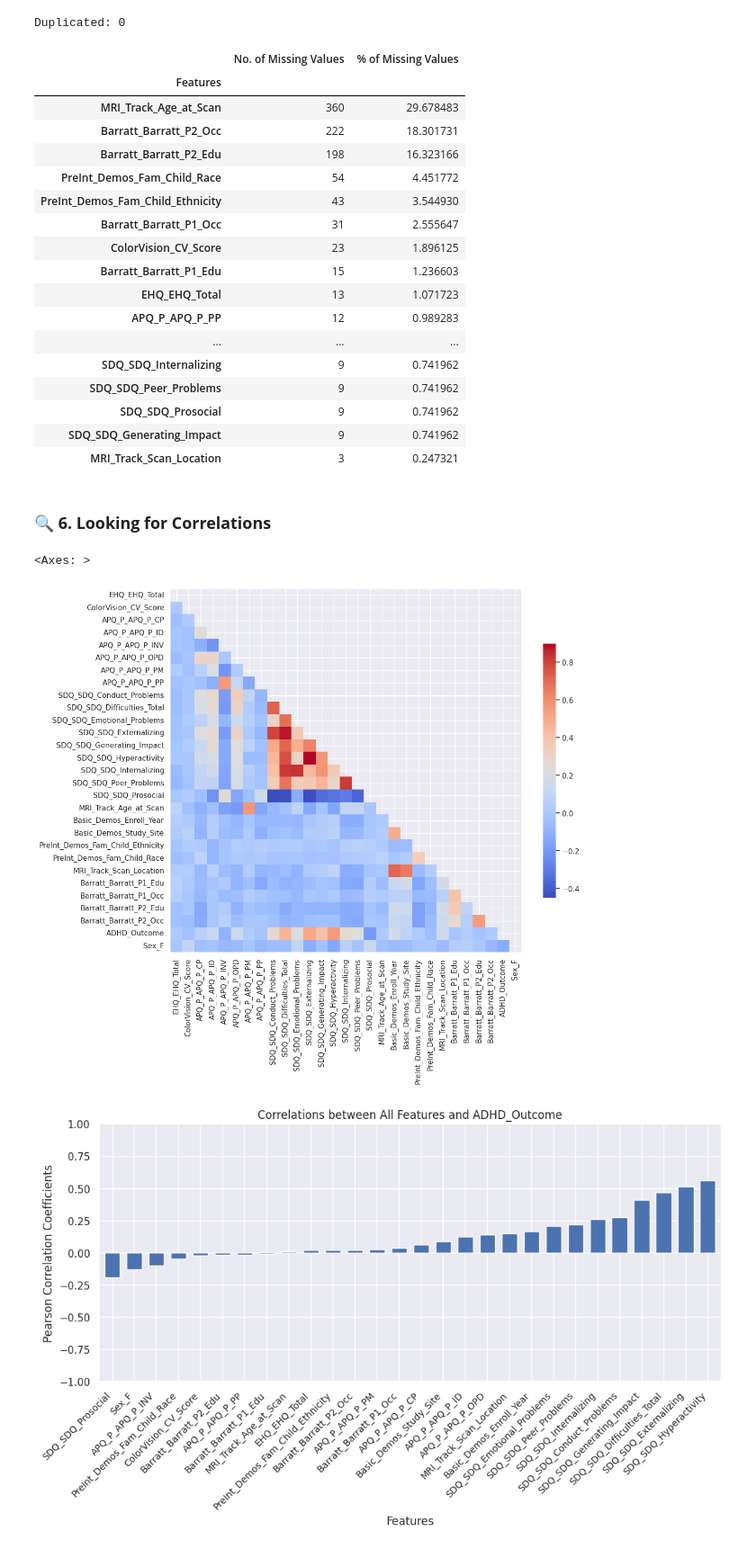
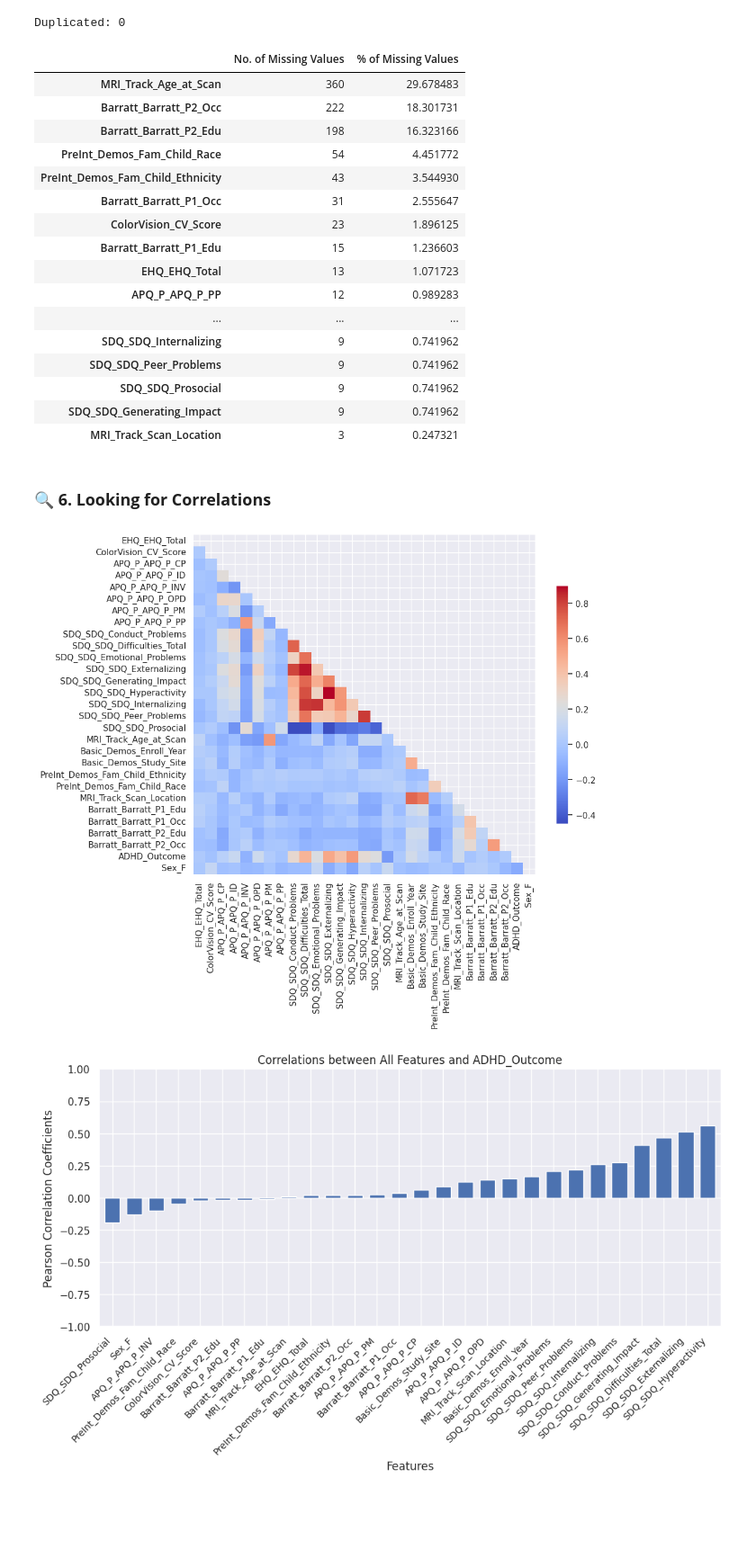
Before and after one commit to yigaai/Psycho_Neuro_ML_Project, a Jupyter notebook: understand-adhd.ipynb, the cells around one changed output. Shown at 90% size. Saved outputs shown, nothing was run; the diff lists cells and outputs as text; code cells hidden in the pictures; blank space fills up the shorter version.

```diff
--- a/understand-adhd.ipynb
+++ b/understand-adhd.ipynb
@@ -169,15 +170,13 @@ print(f'Duplicated: {df.duplicated().sum()}')
 Duplicated: 0
 # %%
 missing_counts = df.isnull().sum()
-missing_values = pd.DataFrame({'No. of Missing Values': missing_counts[missing_counts>0].sort_values(ascending=False),
-                               '% of Missing Values': (missing_counts[missing_counts>0]/len(df)*100).sort_values(ascending=False)})
+missing_df = pd.DataFrame({'No. of Missing Values' : missing_counts[missing_counts>0].sort_values(ascending=False),
+                           '% of Missing Values': (missing_counts[missing_counts>0] / len(df) * 100).sort_values(ascending=False)
+                          })
 
-missing_values.index.name = 'Features'
-
-missing_values.style.background_gradient('magma')
+missing_df.style.background_gradient('magma')
 # %% [output]
 |  | No. of Missing Values | % of Missing Values |
-| Features |  |  |
 | MRI_Track_Age_at_Scan | 360 | 29.678483 |
 | Barratt_Barratt_P2_Occ | 222 | 18.301731 |
 | Barratt_Barratt_P2_Edu | 198 | 16.323166 |
@@ -200,18 +199,17 @@ missing_values.style.background_gradient('magma')
 df.drop('participant_id', axis=1, inplace=True)
 # %%
 corr_matrix = df.corr()
-
-mask = np.triu(np.ones_like(df.corr(), dtype=bool))
-
-plt.figure(figsize=(12, 10))
+mask = np.triu(np.ones_like(corr_matrix, dtype=bool))
+fig = plt.figure(figsize=(10, 8))
 
 sns.heatmap(corr_matrix,
-            mask=mask,
-            cmap='coolwarm',
-            cbar_kws={"shrink": .7})
+           mask=mask,
+           cmap='coolwarm',
+           cbar_kws={'shrink' : .7})
+
+plt.show()
 # %% [output]
-<Axes: >
-[figure, old version]
+[figure, new version]
 # %%
 target_cols = ['ADHD_Outcome', 'Sex_F']
 
```
Also changed, not shown: parts of 17 cells of this notebook.
